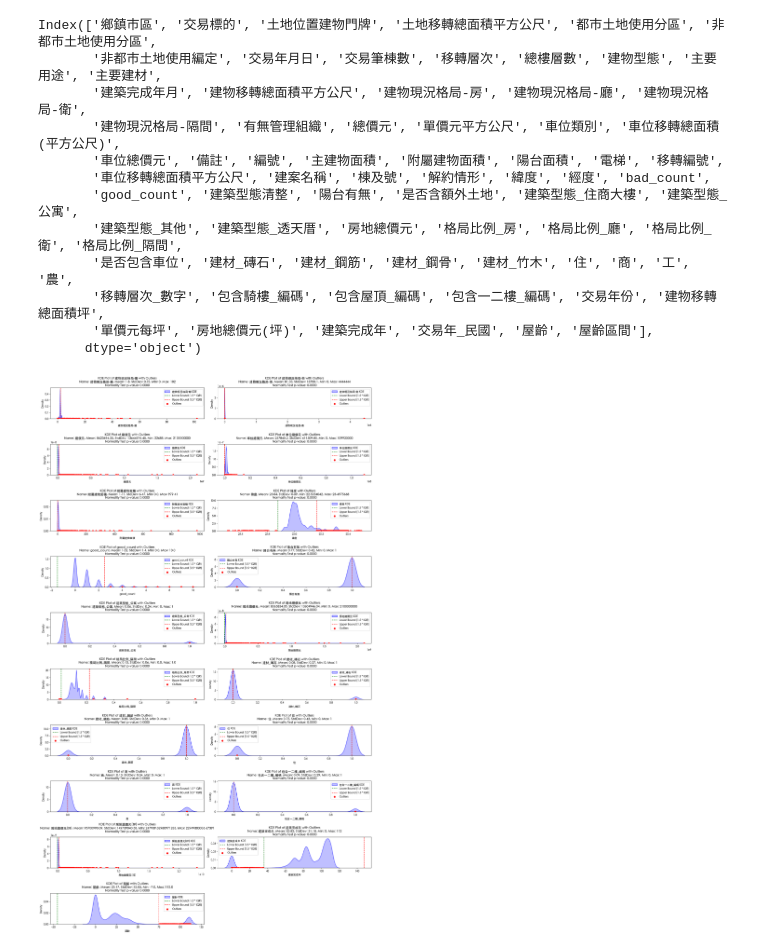
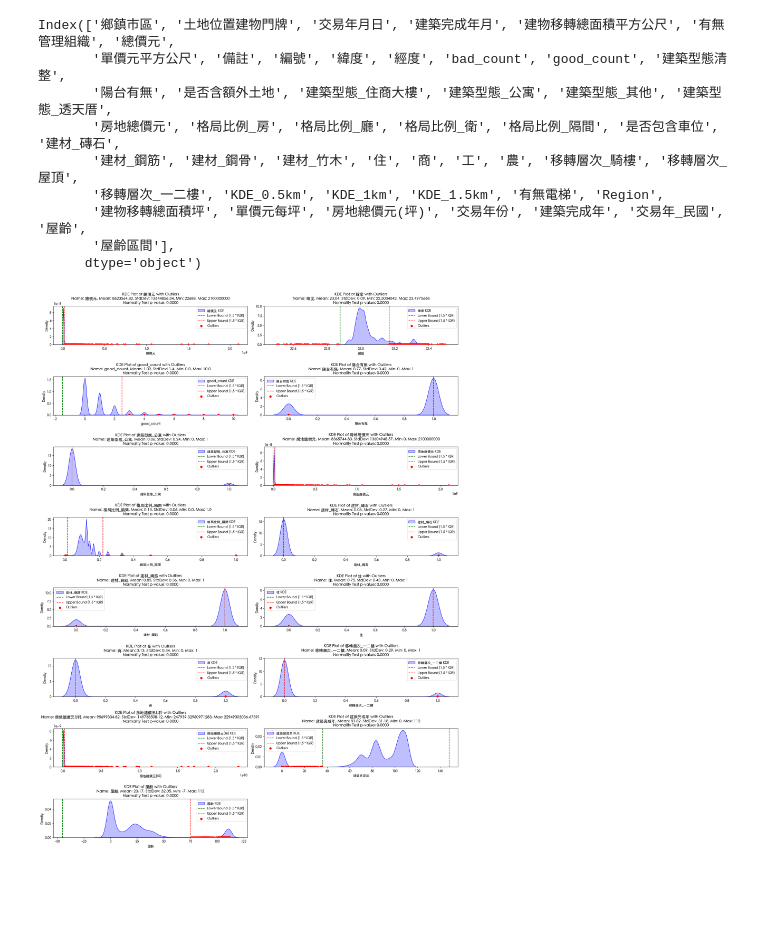
Before and after one commit to BDSE35/house, a Jupyter notebook: preprocessing/code_book.ipynb, the cells around one changed output. Drawn from its saved outputs; the diff is of its cells as text; code cells hidden in the pictures; blank space fills up the shorter version.

```diff
--- a/preprocessing/code_book.ipynb
+++ b/preprocessing/code_book.ipynb
@@ -174,28 +174,25 @@ def plot_outlier_columns(df, outlier_columns):
     plt.tight_layout()
     plt.show()
 # %%
-path = '/Volumes/Debbie 1T/BDSE35-1_Final Project_2/data/實價登錄房價_2012年後_去除outliers_unitPrice_5%_屋齡區間.csv'
+path = '/Volumes/Debbie 1T/BDSE35-1_Final Project_2/data/實價登錄房價_225942row_unitPrice_outlier_5percent.csv'
 df = pd.read_csv(path, encoding="utf-8-sig")
 # %%
 df.columns
 # %% [output]
-Index(['鄉鎮市區', '交易標的', '土地位置建物門牌', '土地移轉總面積平方公尺', '都市土地使用分區', '非都市土地使用分區',
-       '非都市土地使用編定', '交易年月日', '交易筆棟數', '移轉層次', '總樓層數', '建物型態', '主要用途', '主要建材',
-       '建築完成年月', '建物移轉總面積平方公尺', '建物現況格局-房', '建物現況格局-廳', '建物現況格局-衛',
-       '建物現況格局-隔間', '有無管理組織', '總價元', '單價元平方公尺', '車位類別', '車位移轉總面積(平方公尺)',
-       '車位總價元', '備註', '編號', '主建物面積', '附屬建物面積', '陽台面積', '電梯', '移轉編號',
-       '車位移轉總面積平方公尺', '建案名稱', '棟及號', '解約情形', '緯度', '經度', 'bad_count',
-       'good_count', '建築型態清整', '陽台有無', '是否含額外土地', '建築型態_住商大樓', '建築型態_公寓',
-       '建築型態_其他', '建築型態_透天厝', '房地總價元', '格局比例_房', '格局比例_廳', '格局比例_衛', '格局比例_隔間',
-       '是否包含車位', '建材_磚石', '建材_鋼筋', '建材_鋼骨', '建材_竹木', '住', '商', '工', '農',
-       '移轉層次_數字', '包含騎樓_編碼', '包含屋頂_編碼', '包含一二樓_編碼', '交易年份', '建物移轉總面積坪',
-       '單價元每坪', '房地總價元(坪)', '建築完成年', '交易年_民國', '屋齡', '屋齡區間'],
+Index(['鄉鎮市區', '土地位置建物門牌', '交易年月日', '建築完成年月', '建物移轉總面積平方公尺', '有無管理組織', '總價元',
+       '單價元平方公尺', '備註', '編號', '緯度', '經度', 'bad_count', 'good_count', '建築型態清整',
+       '陽台有無', '是否含額外土地', '建築型態_住商大樓', '建築型態_公寓', '建築型態_其他', '建築型態_透天厝',
+       '房地總價元', '格局比例_房', '格局比例_廳', '格局比例_衛', '格局比例_隔間', '是否包含車位', '建材_磚石',
+       '建材_鋼筋', '建材_鋼骨', '建材_竹木', '住', '商', '工', '農', '移轉層次_騎樓', '移轉層次_屋頂',
+       '移轉層次_一二樓', 'KDE_0.5km', 'KDE_1km', 'KDE_1.5km', '有無電梯', 'Region',
+       '建物移轉總面積坪', '單價元每坪', '房地總價元(坪)', '交易年份', '建築完成年', '交易年_民國', '屋齡',
+       '屋齡區間'],
       dtype='object')
 # %%
 # 假設 create_codebook 函數已定義
 codebook_df = create_codebook(df)
 
 # 將資料字典輸出為 CSV 檔案
-codebook_df.to_csv('codebook_output.csv', index=False, encoding='utf-8-sig')
+# codebook_df.to_csv('codebook_output.csv', index=False, encoding='utf-8-sig')
 # %% [output]
-[figure, old version]
+[figure, new version]
```
Also changed, not shown: parts of 4 cells of this notebook, 4 other files.
